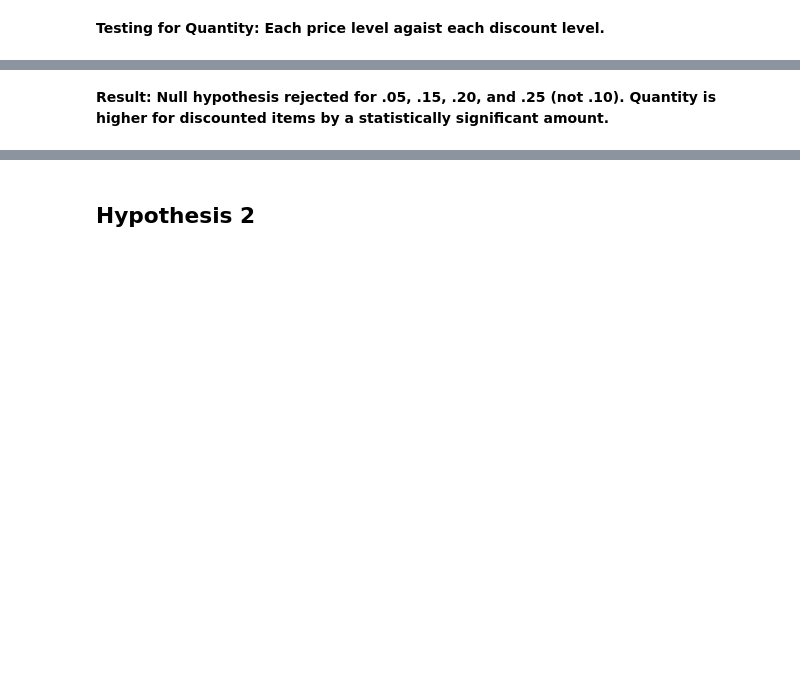
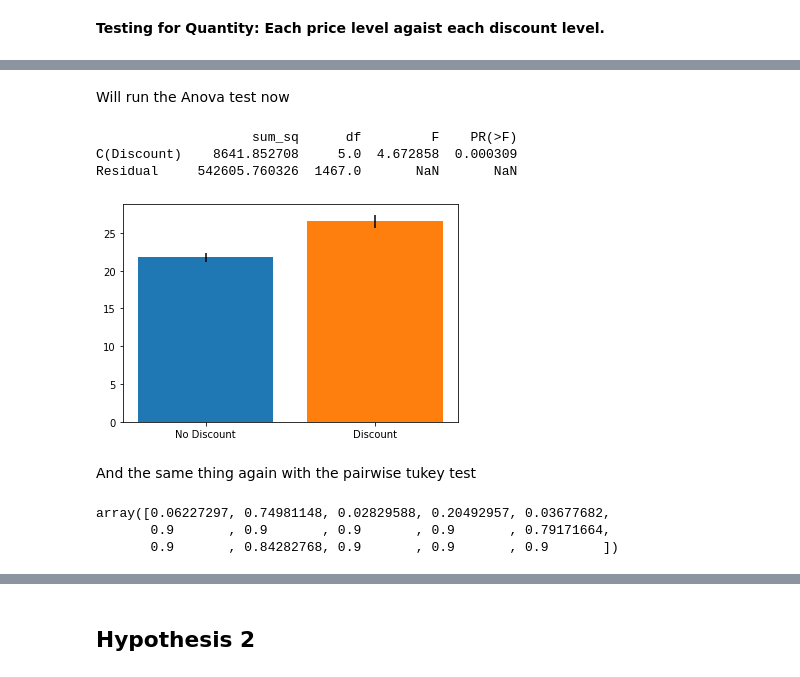
Before and after one commit to terryollila/dsc-mod-3-project-online-ds-ft-100719, a Jupyter notebook: student.ipynb, the cells around one changed output, grey strips where cells are left out. Drawn from its saved outputs; the diff is of its cells as text; code cells hidden in the pictures; blank space fills up the shorter version.

```diff
--- a/student.ipynb
+++ b/student.ipynb
@@ -746,3 +812,25 @@ P value:  0.21847433773308955
 --------------------------------------------------------------------------------
-# %% [markdown]
-**Result: Null hypothesis rejected for .05, .15, .20, and .25 (not .10). Quantity is higher for discounted items by a statistically significant amount.**
+# %% [markdown]
+Will run the Anova test now
+# %%
+formula = 'Quantity ~ C(Discount)'
+lm = ols(formula, dis_df).fit()
+table = sm.stats.anova_lm(lm, typ=2)
+print(table)
+# %% [output]
+                    sum_sq      df         F    PR(>F)
+C(Discount)    8641.852708     5.0  4.672858  0.000309
+Residual     542605.760326  1467.0       NaN       NaN
+# %%
+no_discount = dis_df[dis_df.Discount == 0].Quantity
+# %%
+discount = dis_df[dis_df.Discount > 0].Quantity
+# %%
+plt.bar(x = 'No Discount', height = no_discount.mean(),
+        yerr = stats.sem(no_discount))
+plt.bar(x = 'Discount', height = discount.mean(), yerr = stats.sem(discount))
+plt.show();
+# %% [output]
+[figure, added]
+# %% [markdown]
+And the same thing again with the pairwise tukey test
@@ -748,0 +839,8 @@ P value:  0.21847433773308955
+# %%
+from statsmodels.stats.libqsturng import psturng
+
+psturng(np.abs(model.meandiffs / model.std_pairs), len(model.groupsunique), model.df_total)
+# %% [output]
+array([0.06227297, 0.74981148, 0.02829588, 0.20492957, 0.03677682,
+       0.9       , 0.9       , 0.9       , 0.9       , 0.79171664,
+       0.9       , 0.84282768, 0.9       , 0.9       , 0.9       ])
```
Also changed, not shown: parts of 95 cells of this notebook, 2 other files.
